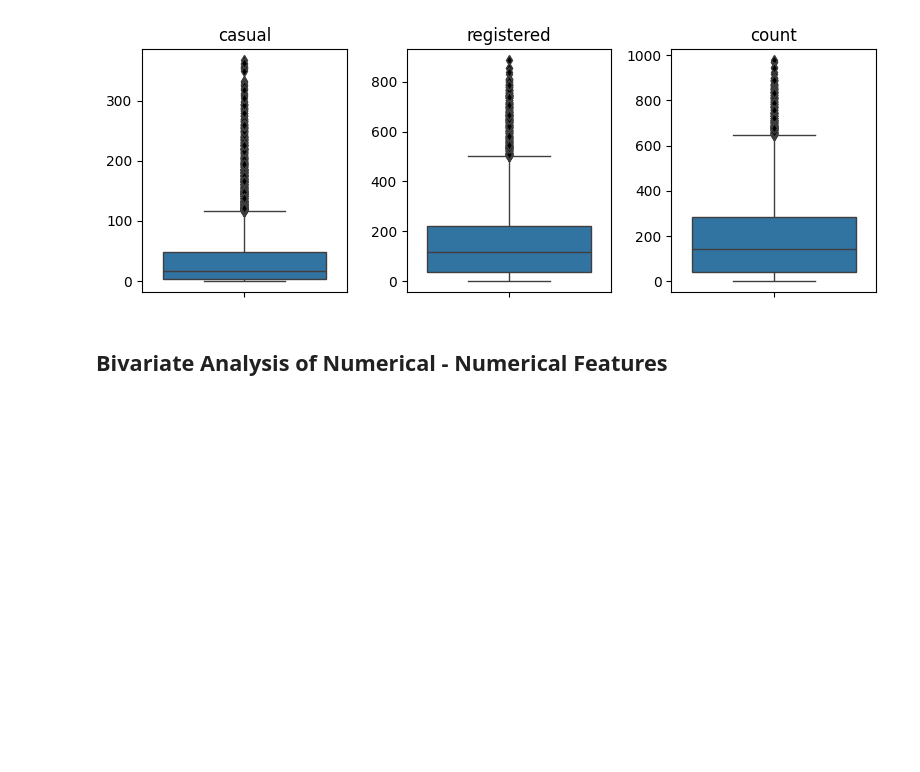
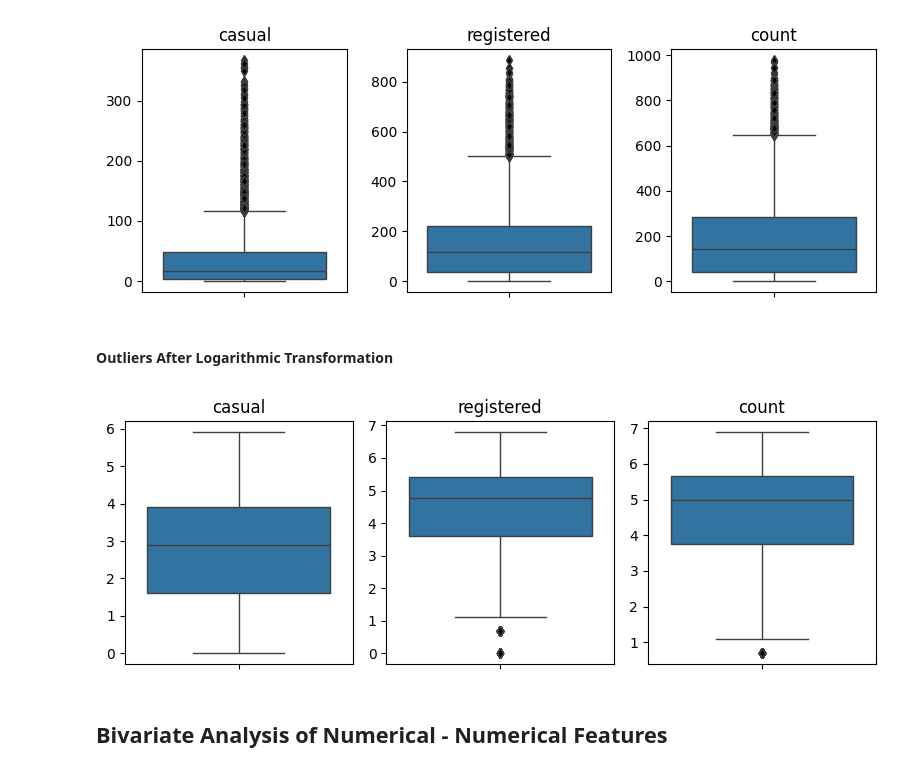
Before and after one commit to jay-watt/bike_sharing, a Jupyter notebook: noteboooks/data_exploration.ipynb, the cells around one changed output. Cells and saved outputs as stored; diff of their text form; code cells hidden in the pictures; blank space fills up the shorter version.

```diff
--- a/noteboooks/data_exploration.ipynb
+++ b/noteboooks/data_exploration.ipynb
@@ -360,6 +374,12 @@ plot_numerical_distributions(TARGET_VARIABLES, class_data)
 plot_numerical_outliers(TARGET_VARIABLES, class_data)
 # %% [output]
 [figure]
+# %% [markdown]
+#### Outliers After Logarithmic Transformation
+# %%
+plot_numerical_outliers(TARGET_VARIABLES, transformed_class_data)
+# %% [output]
+[figure, added]
 # %% [markdown]
 ## Bivariate Analysis of Numerical - Numerical Features
 # %%
```
Also changed, not shown: parts of 2 cells of this notebook.
